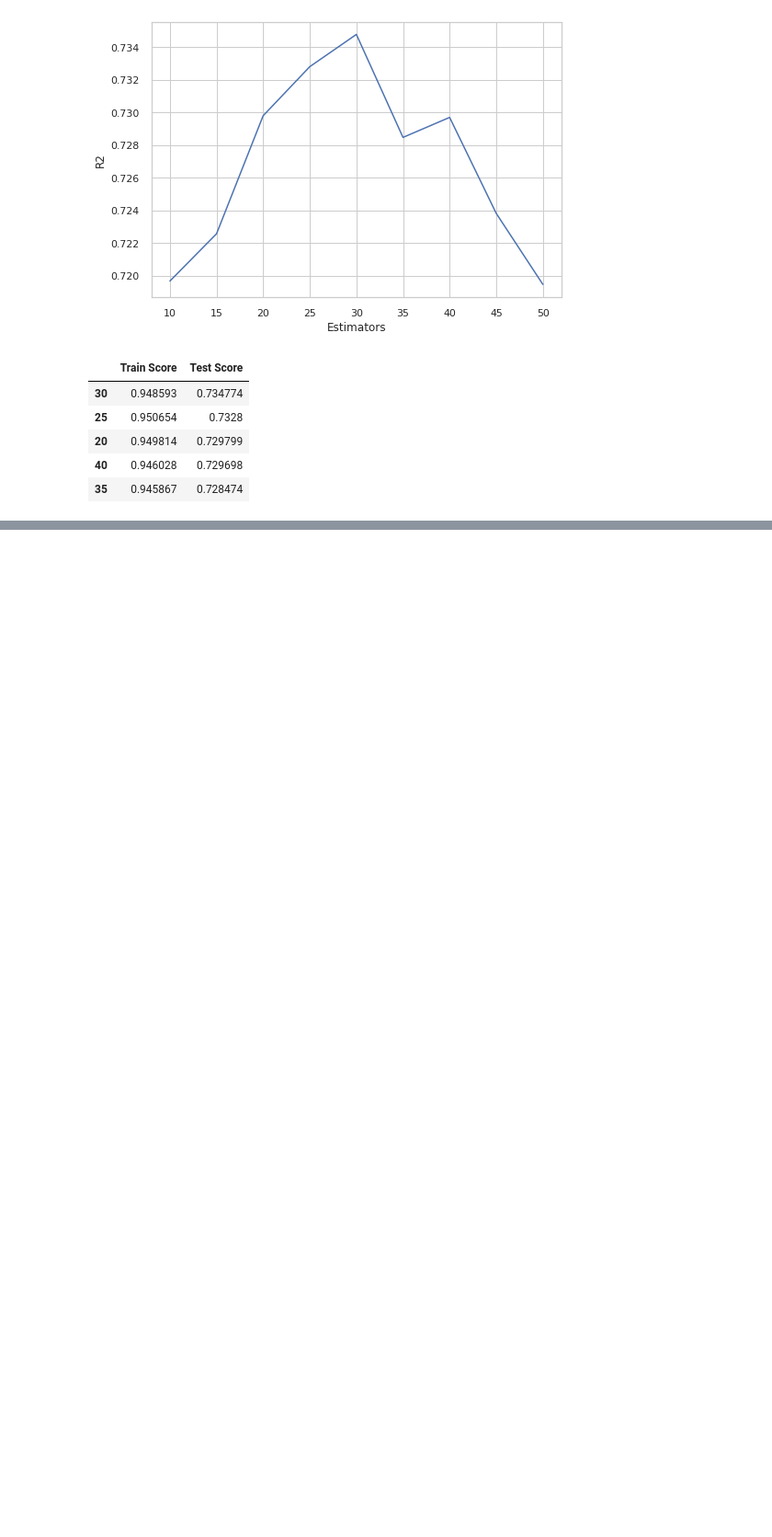
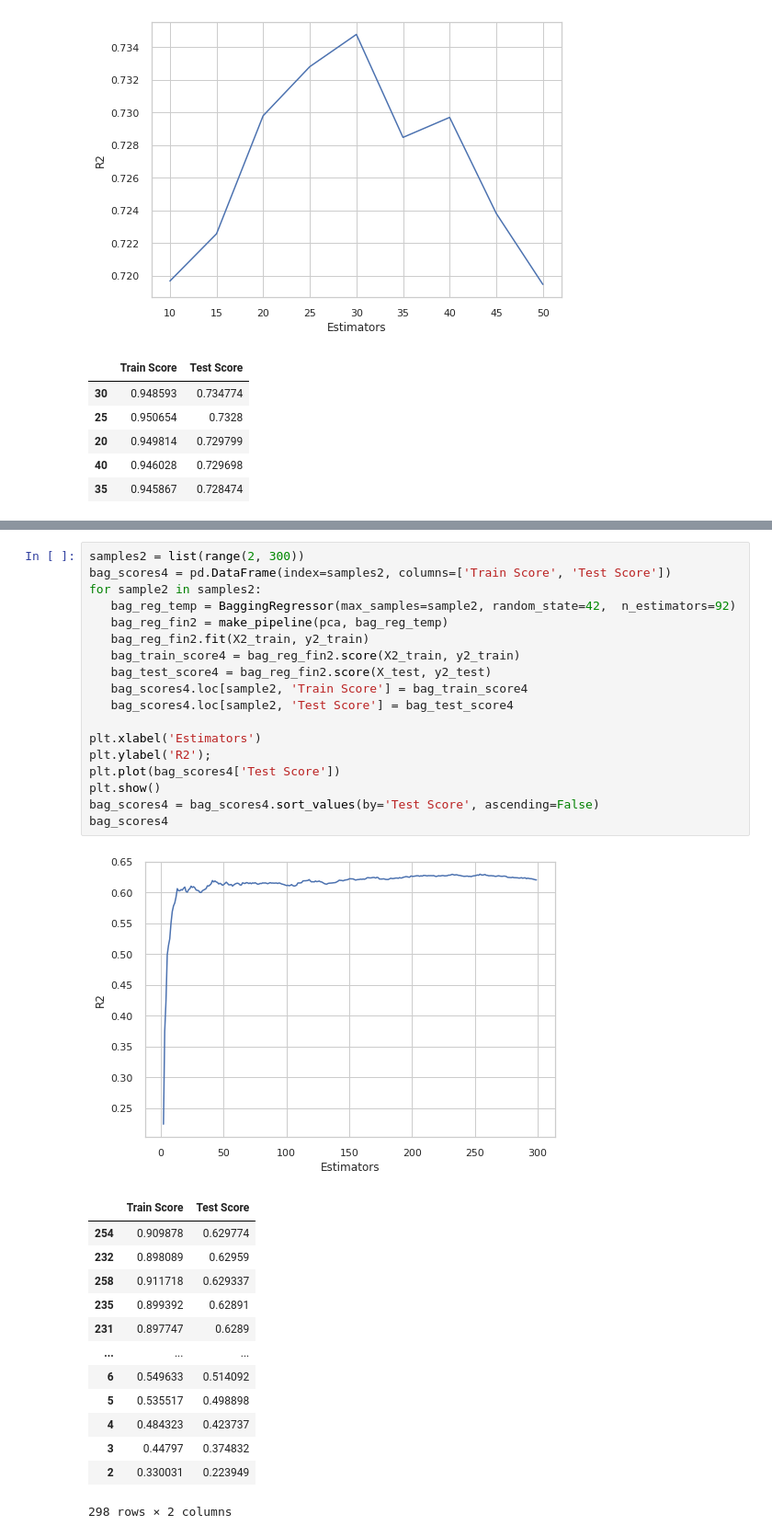
Before and after one commit to blakedshull/datascience, a Jupyter notebook: Project_2.ipynb, the cells around one changed output, grey strips where cells are left out. Shown at 92% size. Drawn from its saved outputs; the diff is of its cells as text; blank space fills up the shorter version.

```diff
--- a/Project_2.ipynb
+++ b/Project_2.ipynb
@@ -493,0 +633,33 @@ rf_scores.head()
+# %%
+samples2 = list(range(2, 300))
+bag_scores4 = pd.DataFrame(index=samples2, columns=['Train Score', 'Test Score'])
+for sample2 in samples2:
+   bag_reg_temp = BaggingRegressor(max_samples=sample2, random_state=42,  n_estimators=92)
+   bag_reg_fin2 = make_pipeline(pca, bag_reg_temp)
+   bag_reg_fin2.fit(X2_train, y2_train)
+   bag_train_score4 = bag_reg_fin2.score(X2_train, y2_train)
+   bag_test_score4 = bag_reg_fin2.score(X_test, y2_test)
+   bag_scores4.loc[sample2, 'Train Score'] = bag_train_score4
+   bag_scores4.loc[sample2, 'Test Score'] = bag_test_score4
+
+plt.xlabel('Estimators')
+plt.ylabel('R2');
+plt.plot(bag_scores4['Test Score'])
+plt.show()
+bag_scores4 = bag_scores4.sort_values(by='Test Score', ascending=False)
+bag_scores4
+# %% [output]
+[figure, added]
+|  | Train Score | Test Score |
+| 254 | 0.909878 | 0.629774 |
+| 232 | 0.898089 | 0.62959 |
+| 258 | 0.911718 | 0.629337 |
+| 235 | 0.899392 | 0.62891 |
+| 231 | 0.897747 | 0.6289 |
+| ... | ... | ... |
+| 6 | 0.549633 | 0.514092 |
+| 5 | 0.535517 | 0.498898 |
+| 4 | 0.484323 | 0.423737 |
+| 3 | 0.44797 | 0.374832 |
+| 2 | 0.330031 | 0.223949 |
+298 rows × 2 columns
```
Also changed, not shown: parts of 29 cells of this notebook.
